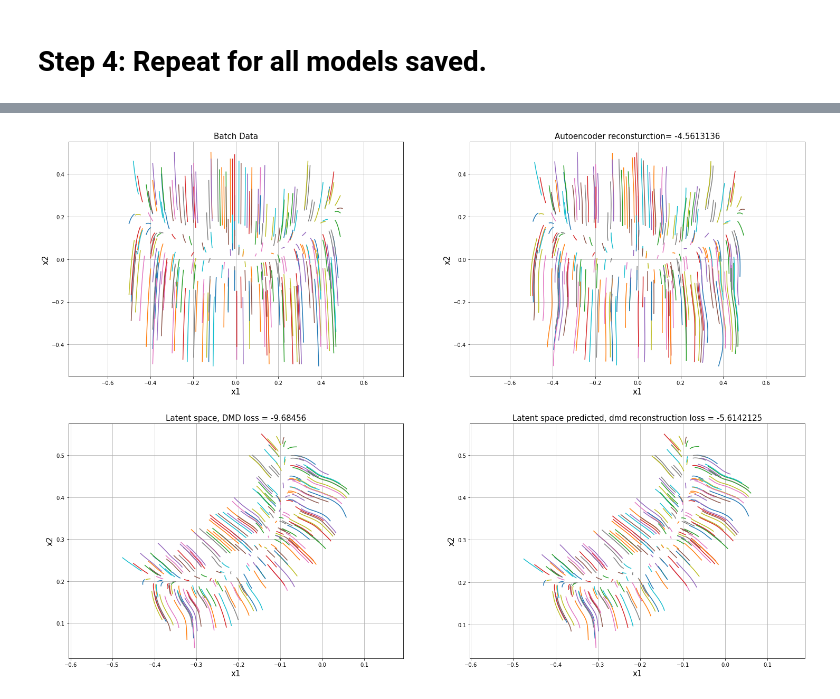
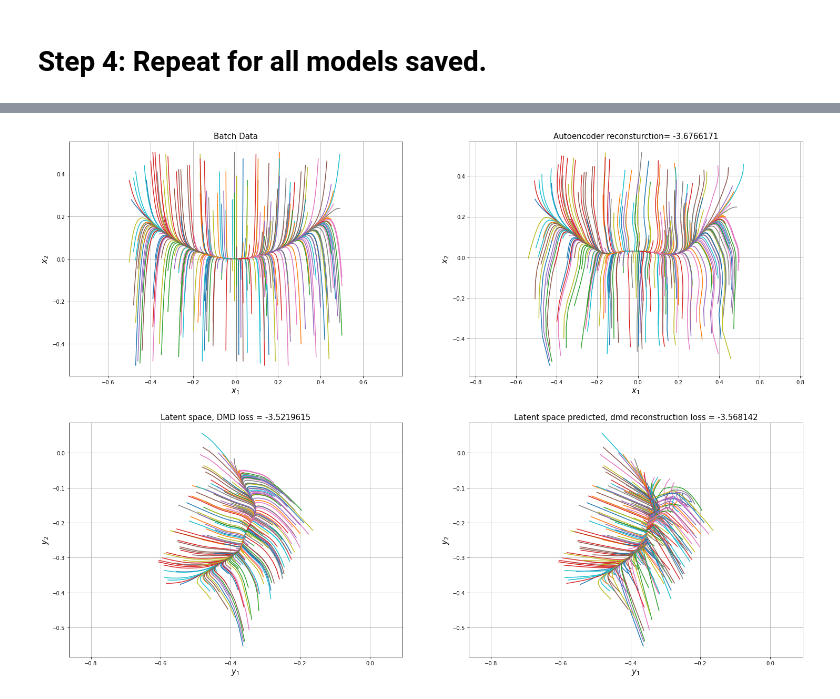
Before and after one commit to opaliss/dmd_autoencoder, a Jupyter notebook: compare_full_machine_results_ex1.ipynb, the cells around one changed output, grey strips where cells are left out. Saved outputs shown, nothing was run; the diff lists cells and outputs as text; code cells hidden in the pictures.

Commit message:
report simple dmd autoencoder results.

```diff
--- a/compare_full_machine_results_ex1.ipynb
+++ b/compare_full_machine_results_ex1.ipynb
@@ -107,0 +81,2 @@ Pred Loss on input dataset 51 timesteps=  -3.914222059606749
+# %%
+myMachine = DMDMachine(hyp_params)
@@ -108,3 +110,3 @@ Pred Loss on input dataset 51 timesteps=  -3.914222059606749
 # %%
-myMachine.autoencoder = keras.models.load_model("my_model_ex1_oct21", compile=False)
+myMachine.autoencoder = keras.models.load_model("models/my_model_Ex1_oct22", compile=False)
 # %%
@@ -118,7 +139,36 @@ new_plot_model(test_run, random_batch1)
 # %% [markdown]
 # Step 4: Repeat for all models saved.
+# %%
+# Network Hyper Parameters
+hyp_params = dict()
+hyp_params['num_t_steps'] = 101
+hyp_params['phys_dim'] = 2
+hyp_params['num_init_conds'] = 10000
+hyp_params['batch_size'] = 256 # MAJOR PARAMETER CHOICE
+hyp_params['num_epochs'] = 200  # MAJOR PARAMETER CHOICE
+hyp_params["window_size"] = None
+
+# Encoding/Decoding Layer Parameters
+hyp_params['num_en_layers'] = 4 # MAJOR PARAMETER CHOICE
+hyp_params['num_en_neurons'] = 32  # MAJOR PARAMETER CHOICE
+hyp_params['latent_dim'] = 2
+
+hyp_params['activation'] = 'elu'
+hyp_params['weight_initializer'] = 'he_uniform'
+hyp_params['bias_initializer'] = 'he_uniform'
+hyp_params['regfac'] = 3e-3
+
+hyp_params['c1'] = 1 # coefficient autoencoder loss
+hyp_params['c2'] = 10 # coefficient of dmd loss.
+hyp_params['c3'] = 10 # dmd reconstruction weight.
+# %%
+myMachine = DMDMachine(hyp_params)
 # %%
-myMachine.autoencoder = keras.models.load_model("my_model_Ex1_oct22", compile=False)
-test_run = myMachine(random_batch1)
-new_plot_model(test_run, random_batch1)
+myMachine.autoencoder = keras.models.load_model("models/my_model_Ex1_oct23", compile=False)
+test_run = myMachine(random_batch2)
+
+
+print("dmd loss = ", test_run[2])
+print("pred loss = ", test_run[5])
+new_plot_model(test_run, random_batch2)
 # %% [output]
@@ -125 +177 @@ new_plot_model(test_run, random_batch1)
-[figure, old version]
+[figure, new version]
```
Also changed, not shown: parts of 24 cells of this notebook, 6 other files.
